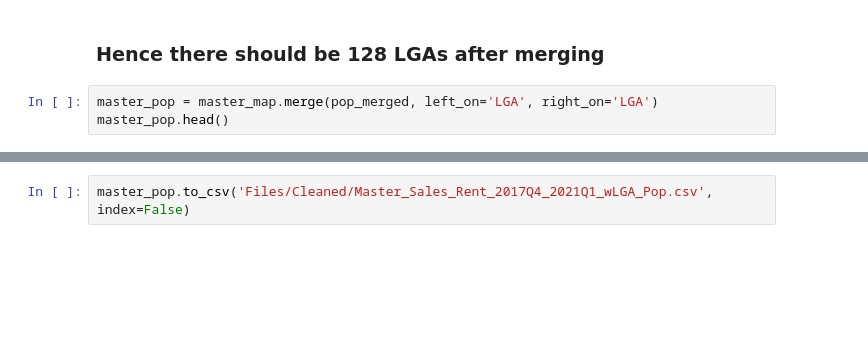
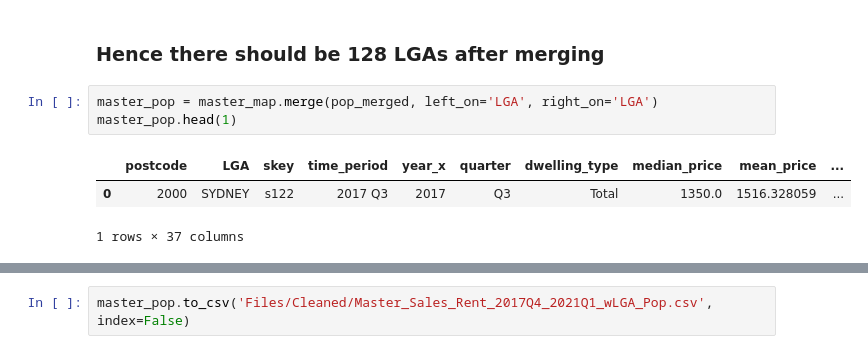
Before and after one commit to walthersy/NSW-house-price, a Jupyter notebook: Data Cleaning Pt1 (sales and rent) COPY.ipynb, the cells around one changed output, grey strips where cells are left out. Cells and saved outputs as stored; diff of their text form; blank space fills up the shorter version.

```diff
--- a/Data Cleaning Pt1 (sales and rent) COPY.ipynb
+++ b/Data Cleaning Pt1 (sales and rent) COPY.ipynb
@@ -1156,7 +1168,11 @@ print("Number of shared LGAs in master df and population df:", len(shared_LGA))
 ### Hence there should be 128 LGAs after merging
 # %%
 master_pop = master_map.merge(pop_merged, left_on='LGA', right_on='LGA')
-master_pop.head()
+master_pop.head(1)
+# %% [output]
+|  | postcode | LGA | skey | time_period | year_x | quarter | dwelling_type | median_price | mean_price | ... |
+| 0 | 2000 | SYDNEY | s122 | 2017 Q3 | 2017 | Q3 | Total | 1350.0 | 1516.328059 | ... |
+1 rows × 37 columns
 # %%
 print("df shape:", master_pop.shape)
 print("number of LGAs in master_pop:", master_pop['LGA'].nunique())
```
Also changed, not shown: parts of 4 cells of this notebook, 1 other file.
